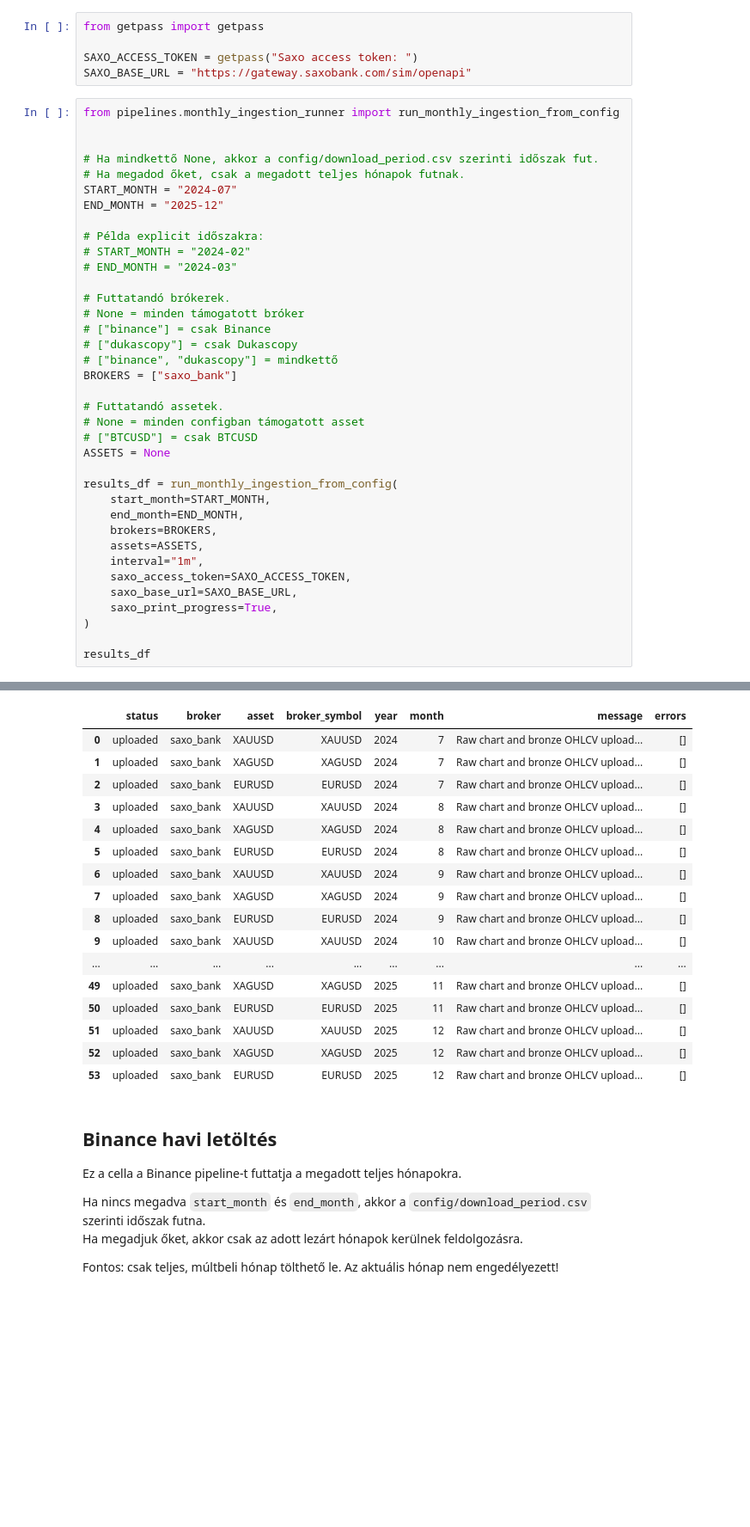
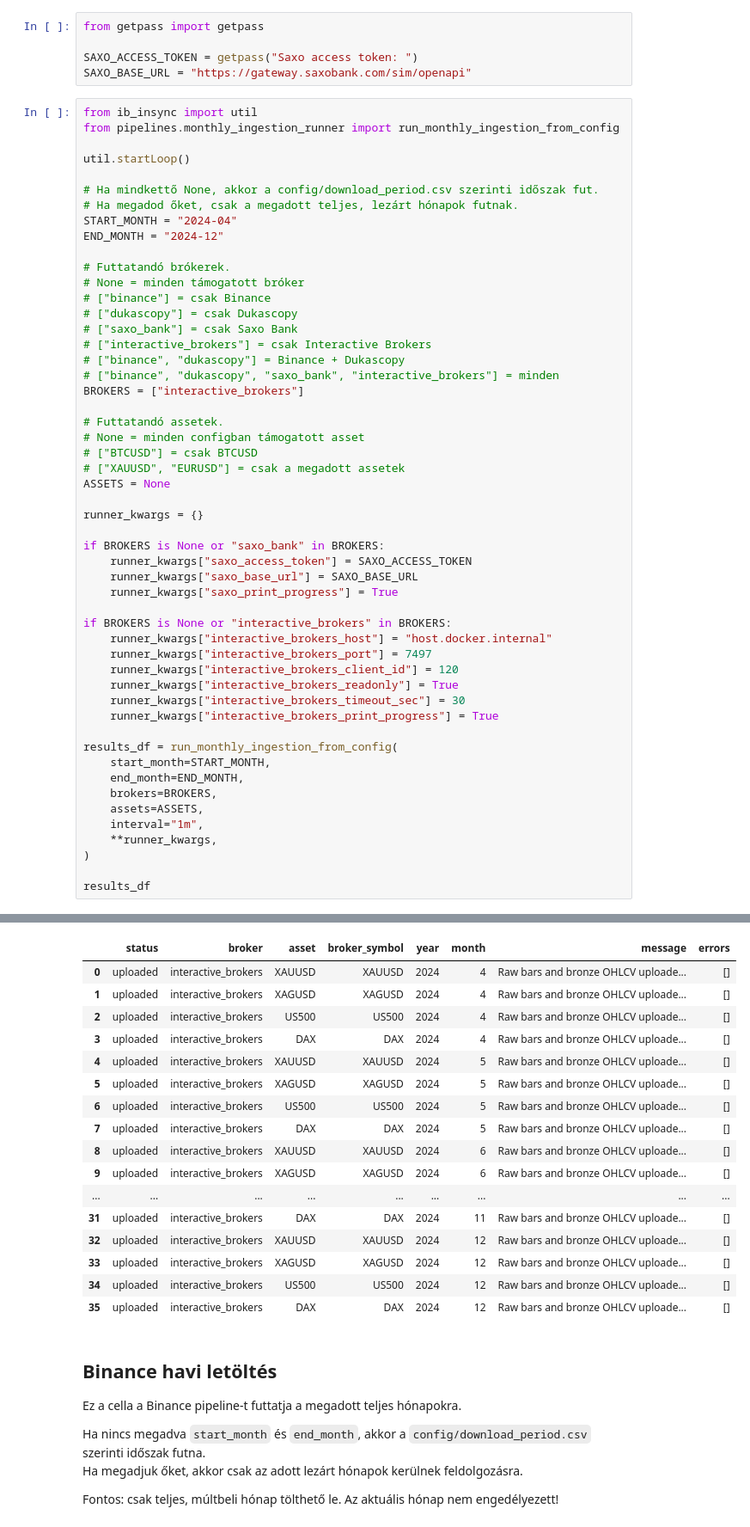
Before and after one commit to tamaskristok/on_lab_v2, a Jupyter notebook: run_ingestion.ipynb, the cells around one changed output, grey strips where cells are left out. Shown at 86% size. Saved outputs shown, nothing was run; the diff lists cells and outputs as text; blank space fills up the shorter version.

Commit message:
Add Interactive Brokers ingestion pipeline

```diff
--- a/run_ingestion.ipynb
+++ b/run_ingestion.ipynb
@@ -30,29 +30,46 @@ from getpass import getpass
 SAXO_ACCESS_TOKEN = getpass("Saxo access token: ")
 SAXO_BASE_URL = "https://gateway.saxobank.com/sim/openapi"
 # %%
+from ib_insync import util
 from pipelines.monthly_ingestion_runner import run_monthly_ingestion_from_config
 
+util.startLoop()
 
 # Ha mindkettő None, akkor a config/download_period.csv szerinti időszak fut.
-# Ha megadod őket, csak a megadott teljes hónapok futnak.
-START_MONTH = "2024-07"
-END_MONTH = "2025-12"
-
-# Példa explicit időszakra:
-# START_MONTH = "2024-02"
-# END_MONTH = "2024-03"
+# Ha megadod őket, csak a megadott teljes, lezárt hónapok futnak.
+START_MONTH = "2024-04"
+END_MONTH = "2024-12"
 
 # Futtatandó brókerek.
 # None = minden támogatott bróker
 # ["binance"] = csak Binance
 # ["dukascopy"] = csak Dukascopy
-# ["binance", "dukascopy"] = mindkettő
-BROKERS = ["saxo_bank"]
+# ["saxo_bank"] = csak Saxo Bank
+# ["interactive_brokers"] = csak Interactive Brokers
+# ["binance", "dukascopy"] = Binance + Dukascopy
+# ["binance", "dukascopy", "saxo_bank", "interactive_brokers"] = minden
+BROKERS = ["interactive_brokers"]
 
 # Futtatandó assetek.
 # None = minden configban támogatott asset
 # ["BTCUSD"] = csak BTCUSD
+# ["XAUUSD", "EURUSD"] = csak a megadott assetek
 ASSETS = None
+
+runner_kwargs = {}
+
+if BROKERS is None or "saxo_bank" in BROKERS:
+    runner_kwargs["saxo_access_token"] = SAXO_ACCESS_TOKEN
+    runner_kwargs["saxo_base_url"] = SAXO_BASE_URL
+    runner_kwargs["saxo_print_progress"] = True
+
+if BROKERS is None or "interactive_brokers" in BROKERS:
+    runner_kwargs["interactive_brokers_host"] = "host.docker.internal"
+    runner_kwargs["interactive_brokers_port"] = 7497
+    runner_kwargs["interactive_brokers_client_id"] = 120
+    runner_kwargs["interactive_brokers_readonly"] = True
+    runner_kwargs["interactive_brokers_timeout_sec"] = 30
+    runner_kwargs["interactive_brokers_print_progress"] = True
 
 results_df = run_monthly_ingestion_from_config(
     start_month=START_MONTH,
@@ -60,9 +77,7 @@ results_df = run_monthly_ingestion_from_config(
     brokers=BROKERS,
     assets=ASSETS,
     interval="1m",
-    saxo_access_token=SAXO_ACCESS_TOKEN,
-    saxo_base_url=SAXO_BASE_URL,
-    saxo_print_progress=True,
+    **runner_kwargs,
 )
 
 results_df
@@ -87,20 +102,20 @@ Saxo Bank indul...
 |  | status | broker | asset | broker_symbol | year | month | message | errors |
-| 0 | uploaded | saxo_bank | XAUUSD | XAUUSD | 2024 | 7 | Raw chart and bronze OHLCV upload... | [] |
-| 1 | uploaded | saxo_bank | XAGUSD | XAGUSD | 2024 | 7 | Raw chart and bronze OHLCV upload... | [] |
-| 2 | uploaded | saxo_bank | EURUSD | EURUSD | 2024 | 7 | Raw chart and bronze OHLCV upload... | [] |
-| 3 | uploaded | saxo_bank | XAUUSD | XAUUSD | 2024 | 8 | Raw chart and bronze OHLCV upload... | [] |
-| 4 | uploaded | saxo_bank | XAGUSD | XAGUSD | 2024 | 8 | Raw chart and bronze OHLCV upload... | [] |
-| 5 | uploaded | saxo_bank | EURUSD | EURUSD | 2024 | 8 | Raw chart and bronze OHLCV upload... | [] |
-| 6 | uploaded | saxo_bank | XAUUSD | XAUUSD | 2024 | 9 | Raw chart and bronze OHLCV upload... | [] |
-| 7 | uploaded | saxo_bank | XAGUSD | XAGUSD | 2024 | 9 | Raw chart and bronze OHLCV upload... | [] |
-| 8 | uploaded | saxo_bank | EURUSD | EURUSD | 2024 | 9 | Raw chart and bronze OHLCV upload... | [] |
-| 9 | uploaded | saxo_bank | XAUUSD | XAUUSD | 2024 | 10 | Raw chart and bronze OHLCV upload... | [] |
+| 0 | uploaded | interactive_brokers | XAUUSD | XAUUSD | 2024 | 4 | Raw bars and bronze OHLCV uploade... | [] |
+| 1 | uploaded | interactive_brokers | XAGUSD | XAGUSD | 2024 | 4 | Raw bars and bronze OHLCV uploade... | [] |
+| 2 | uploaded | interactive_brokers | US500 | US500 | 2024 | 4 | Raw bars and bronze OHLCV uploade... | [] |
+| 3 | uploaded | interactive_brokers | DAX | DAX | 2024 | 4 | Raw bars and bronze OHLCV uploade... | [] |
+| 4 | uploaded | interactive_brokers | XAUUSD | XAUUSD | 2024 | 5 | Raw bars and bronze OHLCV uploade... | [] |
+| 5 | uploaded | interactive_brokers | XAGUSD | XAGUSD | 2024 | 5 | Raw bars and bronze OHLCV uploade... | [] |
+| 6 | uploaded | interactive_brokers | US500 | US500 | 2024 | 5 | Raw bars and bronze OHLCV uploade... | [] |
+| 7 | uploaded | interactive_brokers | DAX | DAX | 2024 | 5 | Raw bars and bronze OHLCV uploade... | [] |
+| 8 | uploaded | interactive_brokers | XAUUSD | XAUUSD | 2024 | 6 | Raw bars and bronze OHLCV uploade... | [] |
+| 9 | uploaded | interactive_brokers | XAGUSD | XAGUSD | 2024 | 6 | Raw bars and bronze OHLCV uploade... | [] |
 | ... | ... | ... | ... | ... | ... | ... | ... | ... |
-| 49 | uploaded | saxo_bank | XAGUSD | XAGUSD | 2025 | 11 | Raw chart and bronze OHLCV upload... | [] |
-| 50 | uploaded | saxo_bank | EURUSD | EURUSD | 2025 | 11 | Raw chart and bronze OHLCV upload... | [] |
-| 51 | uploaded | saxo_bank | XAUUSD | XAUUSD | 2025 | 12 | Raw chart and bronze OHLCV upload... | [] |
-| 52 | uploaded | saxo_bank | XAGUSD | XAGUSD | 2025 | 12 | Raw chart and bronze OHLCV upload... | [] |
-| 53 | uploaded | saxo_bank | EURUSD | EURUSD | 2025 | 12 | Raw chart and bronze OHLCV upload... | [] |
+| 31 | uploaded | interactive_brokers | DAX | DAX | 2024 | 11 | Raw bars and bronze OHLCV uploade... | [] |
+| 32 | uploaded | interactive_brokers | XAUUSD | XAUUSD | 2024 | 12 | Raw bars and bronze OHLCV uploade... | [] |
+| 33 | uploaded | interactive_brokers | XAGUSD | XAGUSD | 2024 | 12 | Raw bars and bronze OHLCV uploade... | [] |
+| 34 | uploaded | interactive_brokers | US500 | US500 | 2024 | 12 | Raw bars and bronze OHLCV uploade... | [] |
+| 35 | uploaded | interactive_brokers | DAX | DAX | 2024 | 12 | Raw bars and bronze OHLCV uploade... | [] |
 # %% [markdown]
 ## Binance havi letöltés
 
```
Also changed, not shown: parts of 3 cells of this notebook, 13 other files.
